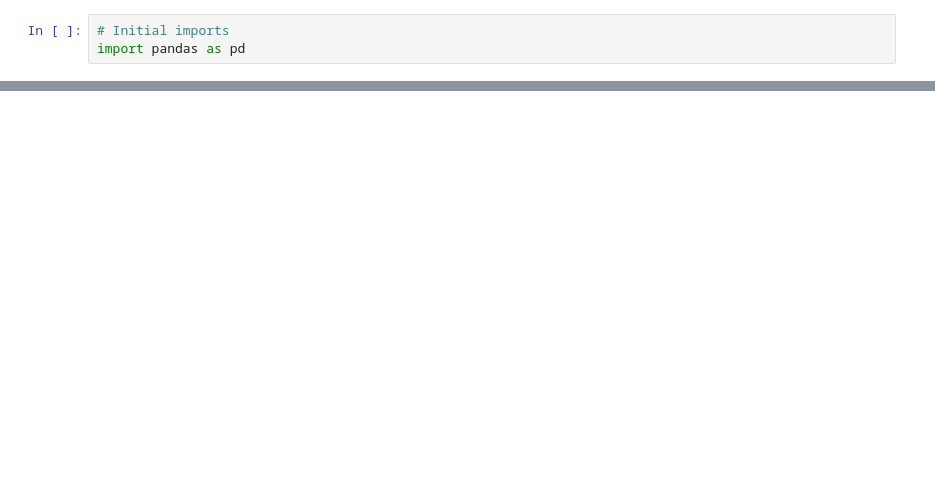
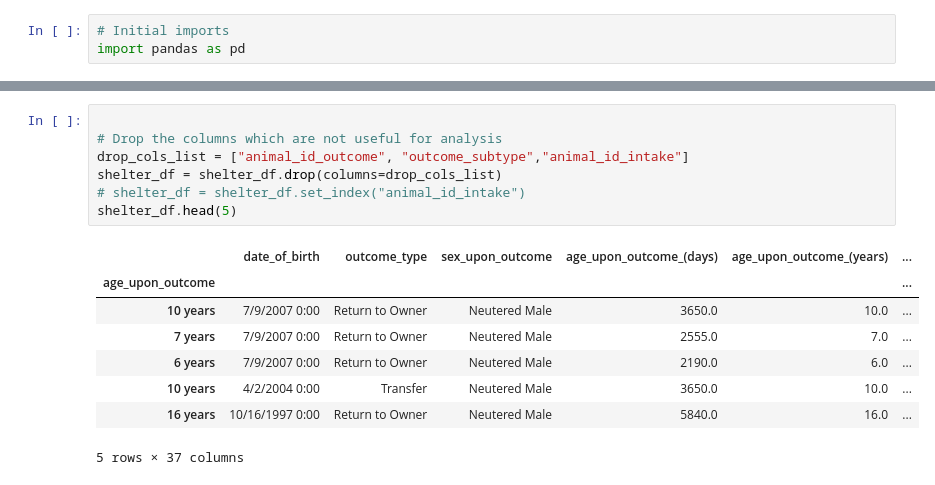
Before and after one commit to hookjamesa/austin_animal_shelter_analysis, a Jupyter notebook: segment1.ipynb, the cells around one changed output, grey strips where cells are left out. Drawn from its saved outputs; the diff is of its cells as text; blank space fills up the shorter version.

```diff
--- a/segment1.ipynb
+++ b/segment1.ipynb
@@ -29,0 +98,16 @@ shelter_df.head(25)
+# %%
+
+# Drop the columns which are not useful for analysis
+drop_cols_list = ["animal_id_outcome", "outcome_subtype","animal_id_intake"]
+shelter_df = shelter_df.drop(columns=drop_cols_list)
+# shelter_df = shelter_df.set_index("animal_id_intake")
+shelter_df.head(5)
+# %% [output]
+|  | date_of_birth | outcome_type | sex_upon_outcome | age_upon_outcome_(days) | age_upon_outcome_(years) | ... |
+| age_upon_outcome |  |  |  |  |  | ... |
+| 10 years | 7/9/2007 0:00 | Return to Owner | Neutered Male | 3650.0 | 10.0 | ... |
+| 7 years | 7/9/2007 0:00 | Return to Owner | Neutered Male | 2555.0 | 7.0 | ... |
+| 6 years | 7/9/2007 0:00 | Return to Owner | Neutered Male | 2190.0 | 6.0 | ... |
+| 10 years | 4/2/2004 0:00 | Transfer | Neutered Male | 3650.0 | 10.0 | ... |
+| 16 years | 10/16/1997 0:00 | Return to Owner | Neutered Male | 5840.0 | 16.0 | ... |
+5 rows × 37 columns
```
Also changed, not shown: parts of 7 cells of this notebook.
